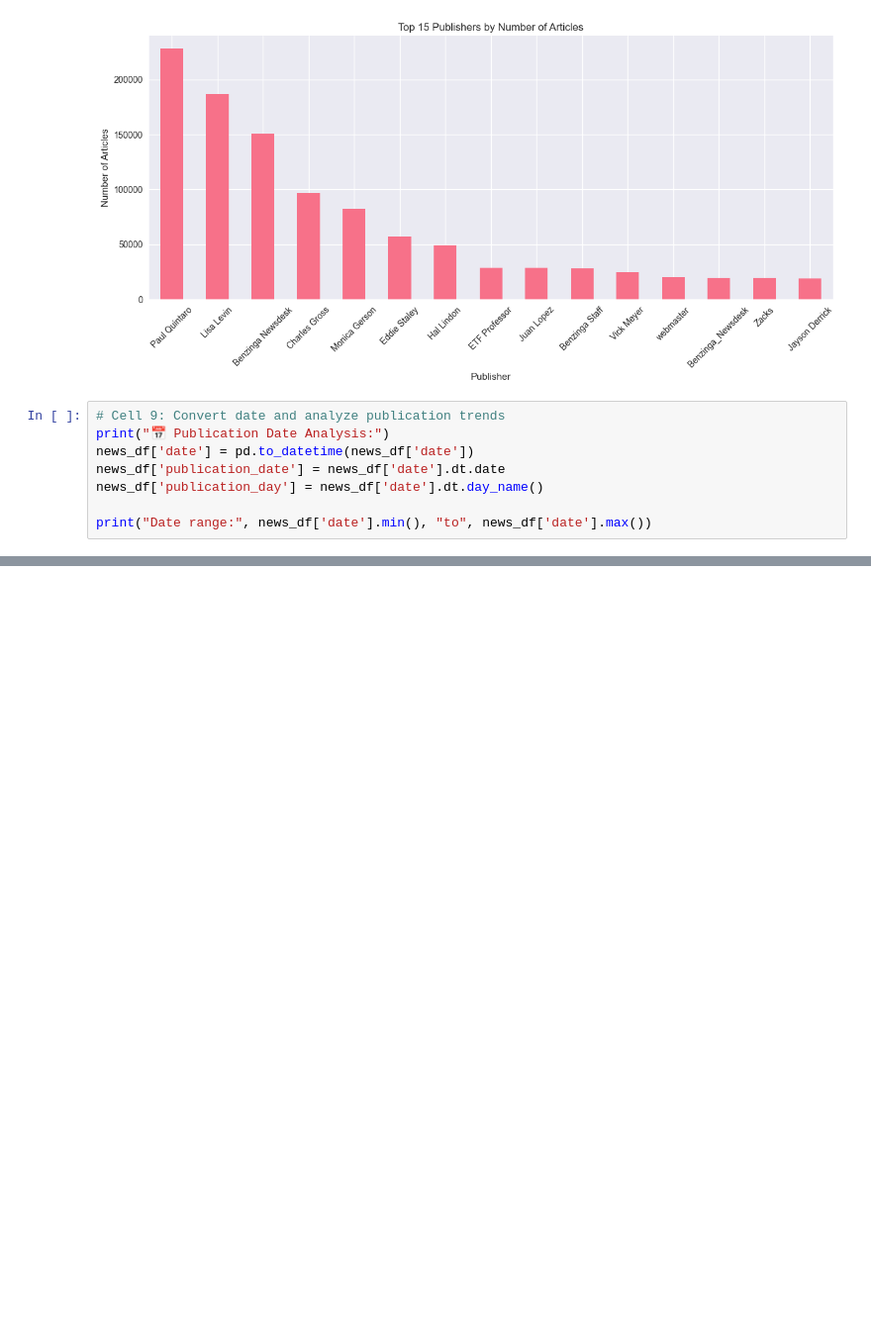
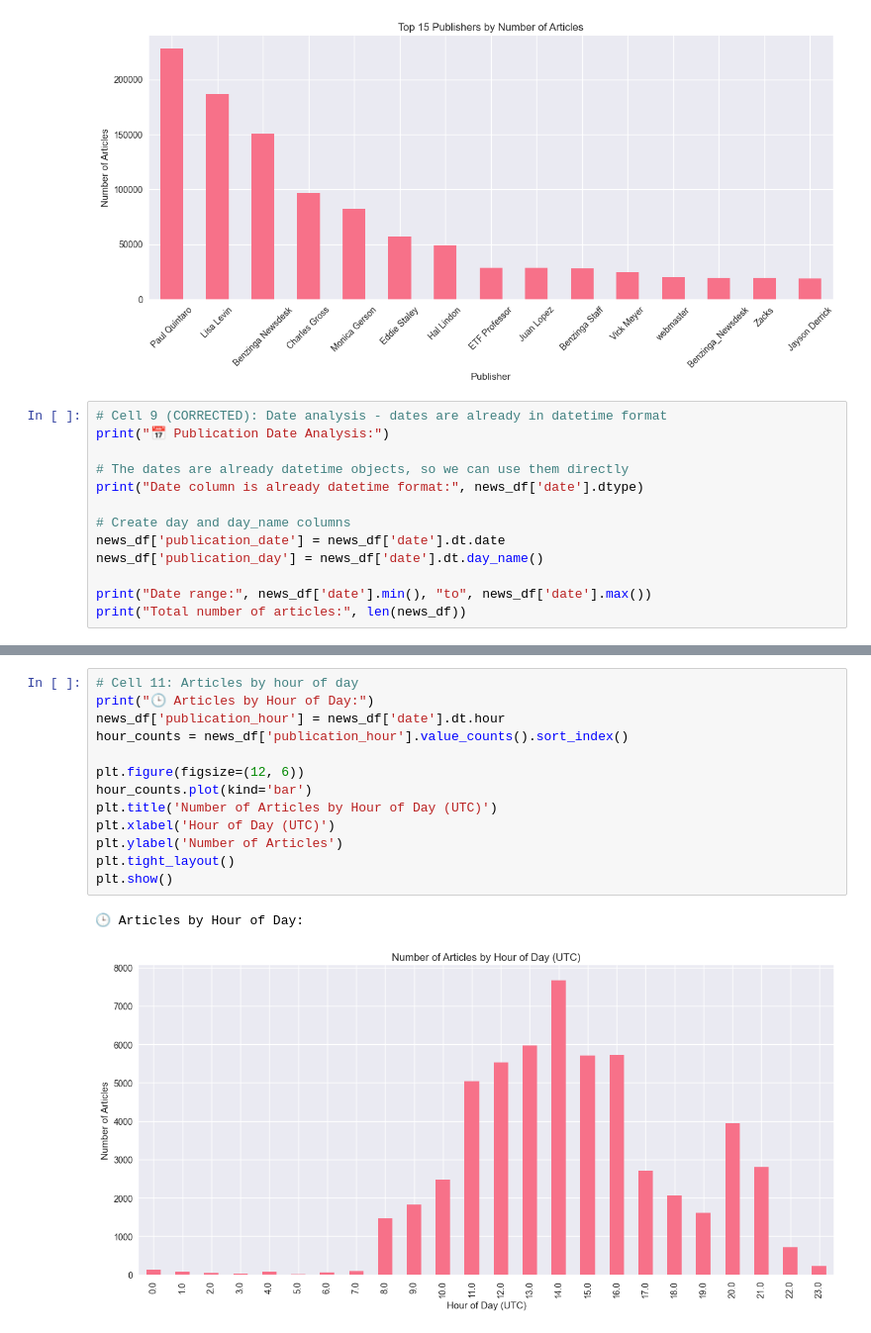
Before and after one commit to Josh747do/financial-news-analysis, a Jupyter notebook: notebooks/01_initial_eda.ipynb, the cells around one changed output, grey strips where cells are left out. Shown at 99% size. Cells and saved outputs as stored; diff of their text form; blank space fills up the shorter version.

Commit message:
complete Task 1 EDA with news data analysis

```diff
--- a/notebooks/01_initial_eda.ipynb
+++ b/notebooks/01_initial_eda.ipynb
@@ -116,12 +116,17 @@ plt.show()
 # %% [output]
 [figure]
 # %%
-# Cell 9: Convert date and analyze publication trends
+# Cell 9 (CORRECTED): Date analysis - dates are already in datetime format
 print("📅 Publication Date Analysis:")
-news_df['date'] = pd.to_datetime(news_df['date'])
+
+# The dates are already datetime objects, so we can use them directly
+print("Date column is already datetime format:", news_df['date'].dtype)
+
+# Create day and day_name columns
 news_df['publication_date'] = news_df['date'].dt.date
 news_df['publication_day'] = news_df['date'].dt.day_name()
 
 print("Date range:", news_df['date'].min(), "to", news_df['date'].max())
+print("Total number of articles:", len(news_df))
 # %% [output]
 📅 Publication Date Analysis:
@@ -147,0 +161,16 @@ KeyError: 'publication_day'
+# %%
+# Cell 11: Articles by hour of day
+print("🕒 Articles by Hour of Day:")
+news_df['publication_hour'] = news_df['date'].dt.hour
+hour_counts = news_df['publication_hour'].value_counts().sort_index()
+
+plt.figure(figsize=(12, 6))
+hour_counts.plot(kind='bar')
+plt.title('Number of Articles by Hour of Day (UTC)')
+plt.xlabel('Hour of Day (UTC)')
+plt.ylabel('Number of Articles')
+plt.tight_layout()
+plt.show()
+# %% [output]
+🕒 Articles by Hour of Day:
+[figure, added]
```
Also changed, not shown: parts of 6 cells of this notebook.
